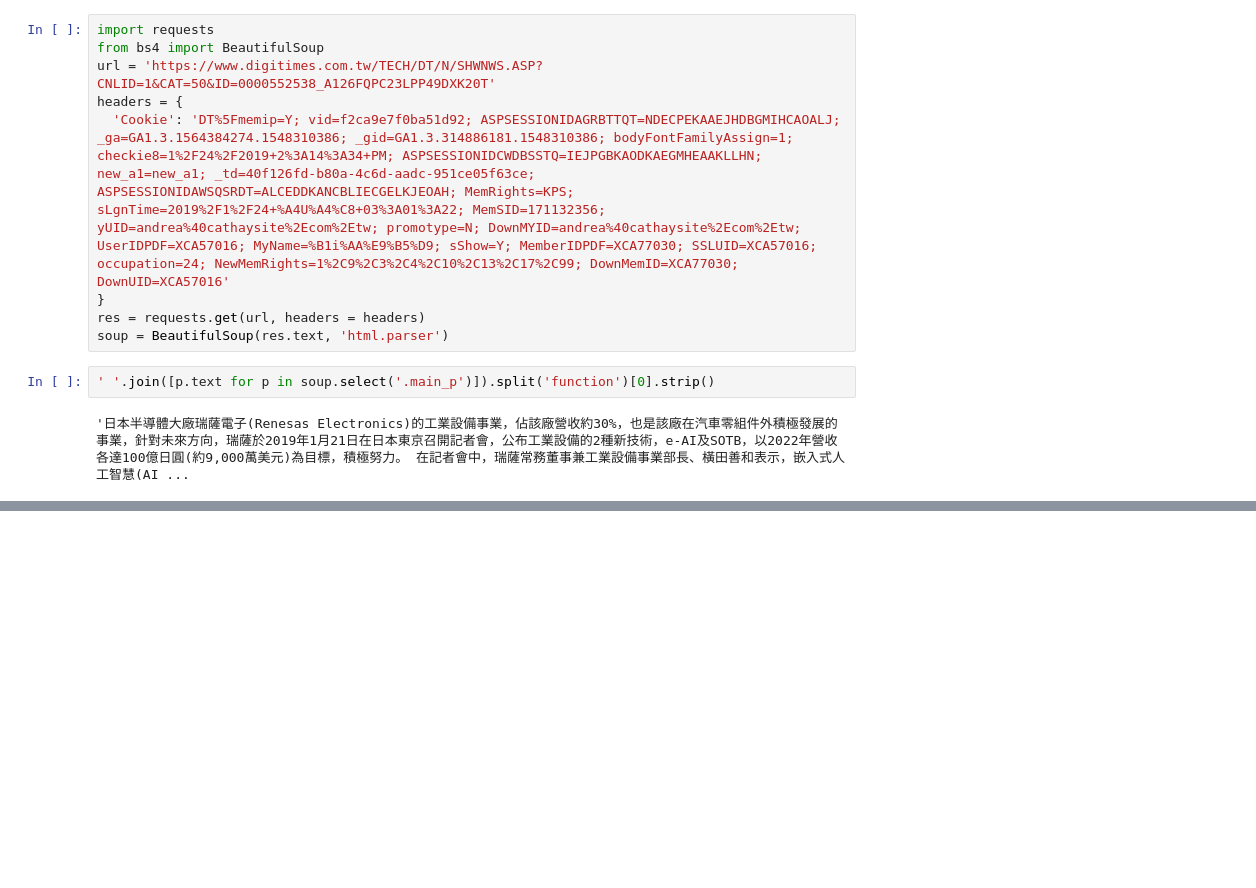
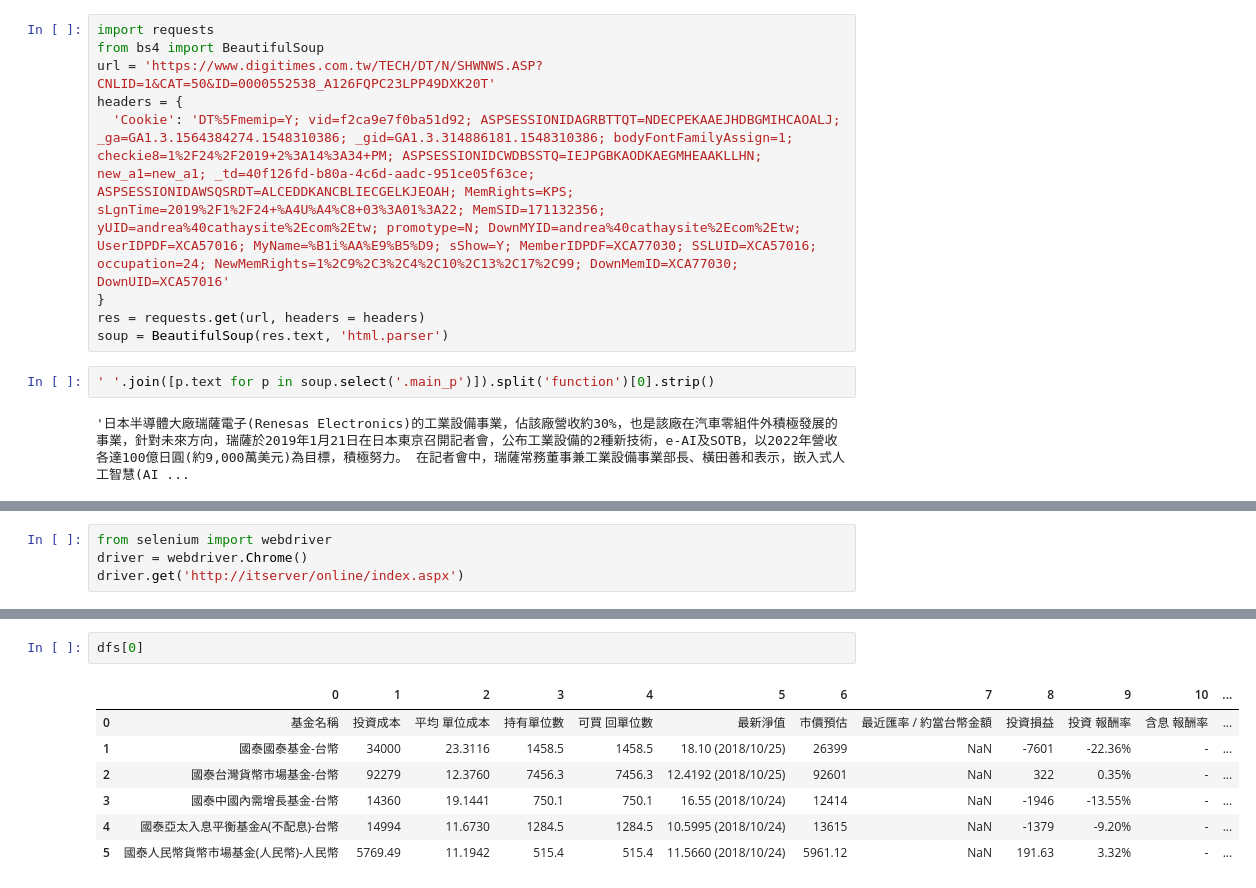
Before and after one commit to ywchiu/cathaysitecrawler, a Jupyter notebook: Demo20190124.ipynb, the cells around one changed output, grey strips where cells are left out. Saved outputs shown, nothing was run; the diff lists cells and outputs as text; blank space fills up the shorter version.

```diff
--- a/Demo20190124.ipynb
+++ b/Demo20190124.ipynb
@@ -397,0 +513,4 @@ soup = BeautifulSoup(res.text, 'html.parser')
+# %%
+from selenium import webdriver
+driver = webdriver.Chrome()
+driver.get('http://itserver/online/index.aspx')
@@ -397,0 +557,10 @@ soup = BeautifulSoup(res.text, 'html.parser')
+# %%
+dfs[0]
+# %% [output]
+|  | 0 | 1 | 2 | 3 | 4 | 5 | 6 | 7 | 8 | 9 | 10 | ... |
+| 0 | 基金名稱 | 投資成本 | 平均 單位成本 | 持有單位數 | 可買 回單位數 | 最新淨值 | 市價預估 | 最近匯率 / 約當台幣金額 | 投資損益 | 投資 報酬率 | 含息 報酬率 | ... |
+| 1 | 國泰國泰基金-台幣 | 34000 | 23.3116 | 1458.5 | 1458.5 | 18.10 (2018/10/25) | 26399 | NaN | -7601 | -22.36% | - | ... |
+| 2 | 國泰台灣貨幣市場基金-台幣 | 92279 | 12.3760 | 7456.3 | 7456.3 | 12.4192 (2018/10/25) | 92601 | NaN | 322 | 0.35% | - | ... |
+| 3 | 國泰中國內需增長基金-台幣 | 14360 | 19.1441 | 750.1 | 750.1 | 16.55 (2018/10/24) | 12414 | NaN | -1946 | -13.55% | - | ... |
+| 4 | 國泰亞太入息平衡基金A(不配息)-台幣 | 14994 | 11.6730 | 1284.5 | 1284.5 | 10.5995 (2018/10/24) | 13615 | NaN | -1379 | -9.20% | - | ... |
+| 5 | 國泰人民幣貨幣市場基金(人民幣)-人民幣 | 5769.49 | 11.1942 | 515.4 | 515.4 | 11.5660 (2018/10/24) | 5961.12 | NaN | 191.63 | 3.32% | - | ... |
```
Also changed, not shown: parts of 33 cells of this notebook.
